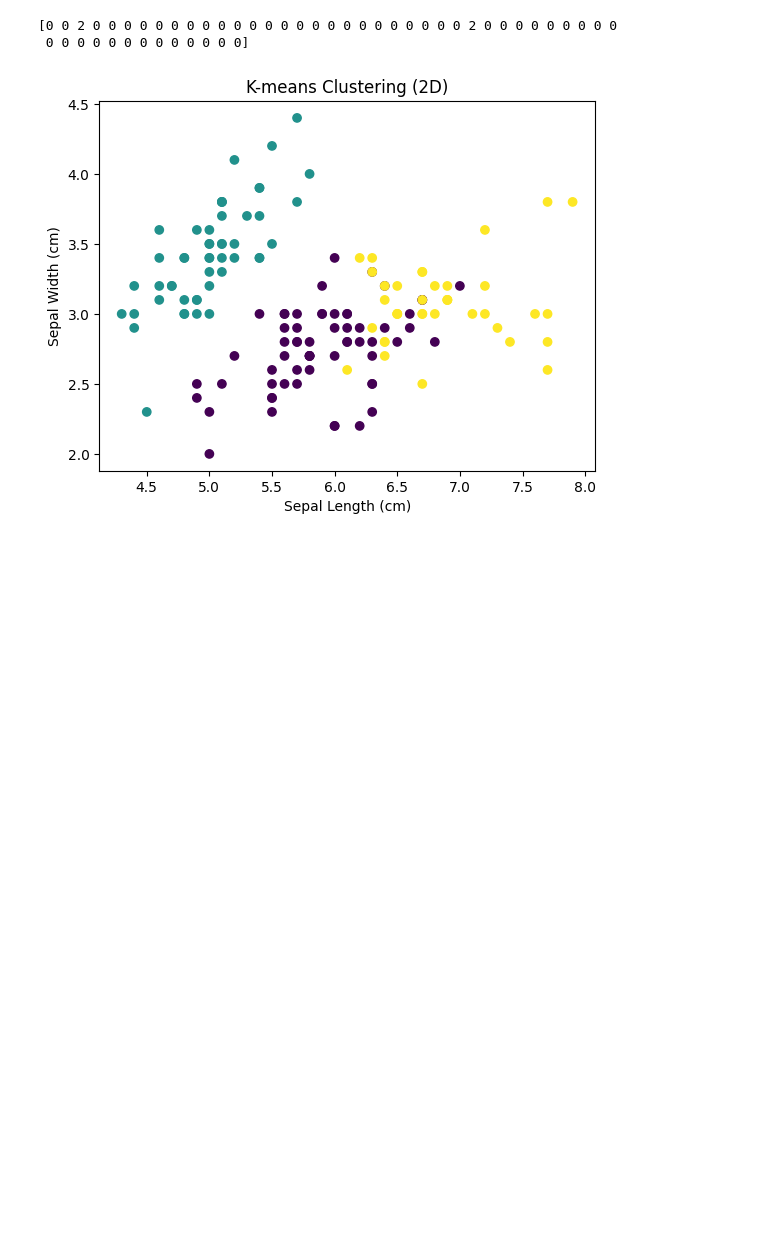
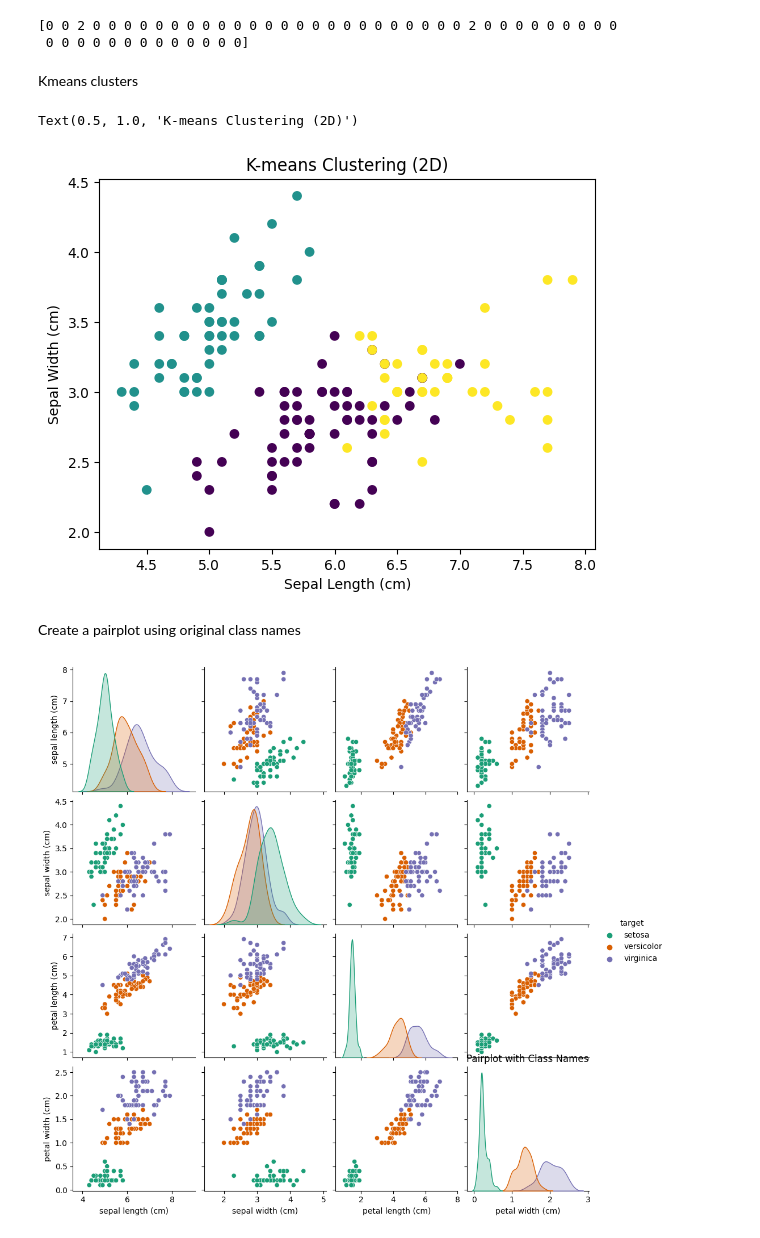
Before and after one commit to AliN3bil2/task2_Sparks, a Jupyter notebook: iris.ipynb, the cells around one changed output. Drawn from its saved outputs; the diff is of its cells as text; code cells hidden in the pictures; blank space fills up the shorter version.

```diff
--- a/iris.ipynb
+++ b/iris.ipynb
@@ -137,12 +140,30 @@ print(cluster_labels[50:100])
 # %% [output]
 [0 0 2 0 0 0 0 0 0 0 0 0 0 0 0 0 0 0 0 0 0 0 0 0 0 0 0 2 0 0 0 0 0 0 0 0 0
  0 0 0 0 0 0 0 0 0 0 0 0 0]
+# %% [markdown]
+<h>Kmeans clusters</h>
 # %%
+class_mapping = {0: 'setosa', 1: 'versicolor', 2: 'virginica'}
+
+# Replace cluster labels with class names
+cluster_class_names = [class_mapping[label] for label in cluster_labels]
+
+# Create a scatter plot for K-means clusters
 plt.scatter(iris_df['sepal length (cm)'],
-            iris_df['sepal width (cm)'], c=cluster_labels)
+            iris_df['sepal width (cm)'], c=cluster_labels, cmap='viridis')
 plt.xlabel('Sepal Length (cm)')
 plt.ylabel('Sepal Width (cm)')
 plt.title('K-means Clustering (2D)')
-plt.show()
 # %% [output]
+Text(0.5, 1.0, 'K-means Clustering (2D)')
 [figure]
+# %% [markdown]
+<h>Create a pairplot using original class names</h>
+# %%
+iris_df['target'] = data.target
+iris_df['target'] = iris_df['target'].map(class_mapping)
+sns.pairplot(iris_df, hue='target', palette='Dark2')
+plt.title('Pairplot with Class Names')
+plt.show()
+# %% [output]
+[figure, added]
```
Also changed, not shown: parts of 8 cells of this notebook.
